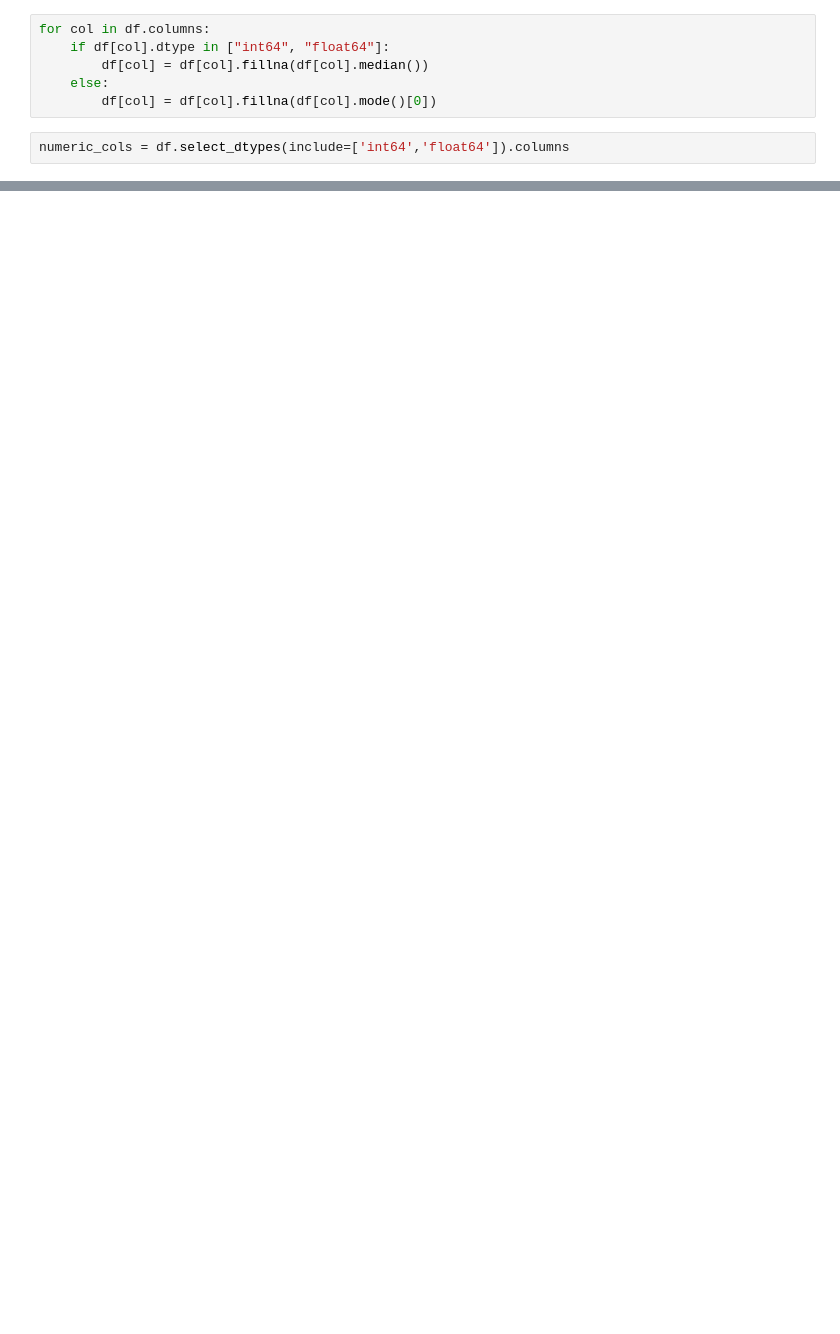
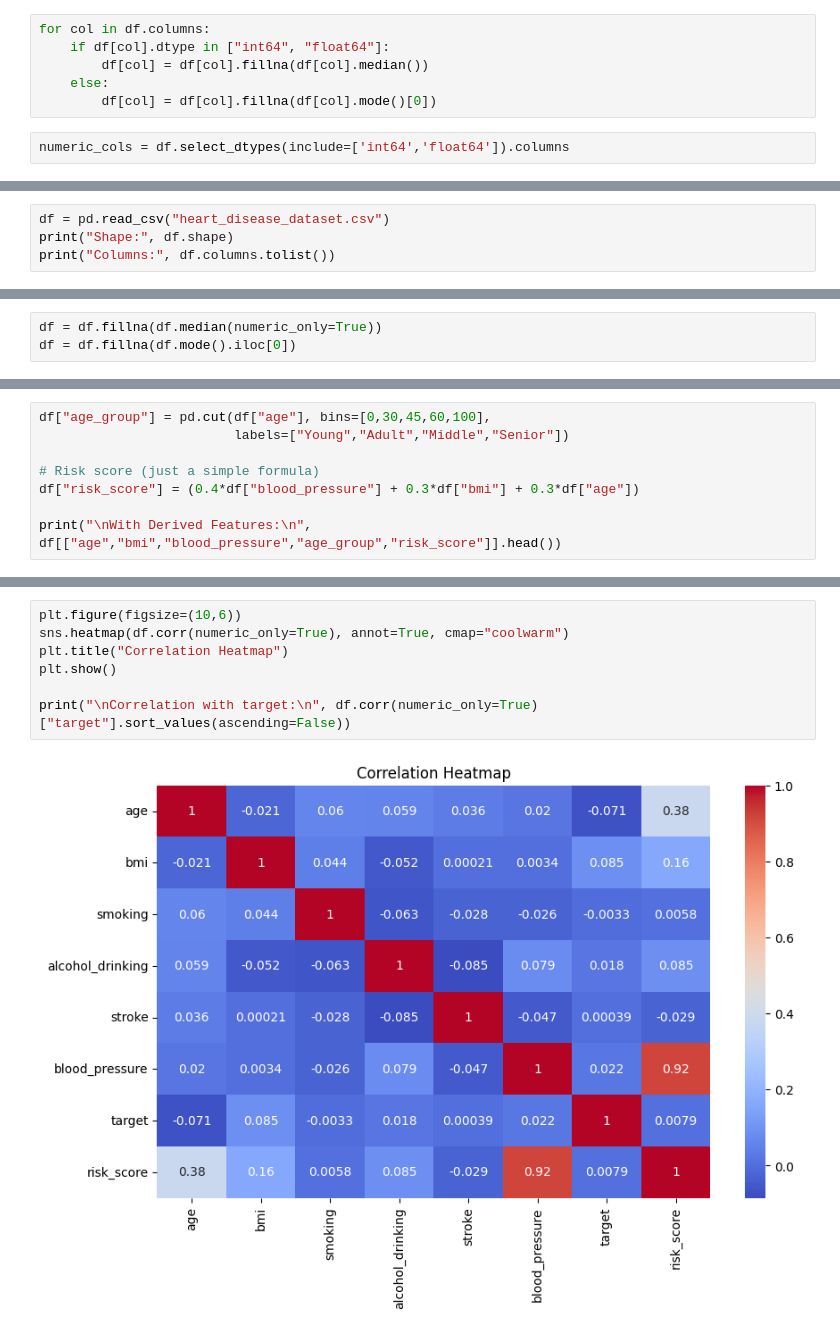
Before and after one commit to Mukthat-31/HeartShield, a Jupyter notebook: earlydiseaseEDA.ipynb, the cells around one changed output, grey strips where cells are left out. Saved outputs shown, nothing was run; the diff lists cells and outputs as text; blank space fills up the shorter version.

```diff
--- a/earlydiseaseEDA.ipynb
+++ b/earlydiseaseEDA.ipynb
@@ -142,0 +329,4 @@ plt.show()
+# %%
+df = pd.read_csv("heart_disease_dataset.csv")
+print("Shape:", df.shape)
+print("Columns:", df.columns.tolist())
@@ -142,0 +336,3 @@ plt.show()
+# %%
+df = df.fillna(df.median(numeric_only=True))
+df = df.fillna(df.mode().iloc[0])
@@ -142,0 +400,8 @@ plt.show()
+# %%
+df["age_group"] = pd.cut(df["age"], bins=[0,30,45,60,100],
+                         labels=["Young","Adult","Middle","Senior"])
+
+# Risk score (just a simple formula)
+df["risk_score"] = (0.4*df["blood_pressure"] + 0.3*df["bmi"] + 0.3*df["age"])
+
+print("\nWith Derived Features:\n", df[["age","bmi","blood_pressure","age_group","risk_score"]].head())
@@ -142,0 +427,9 @@ plt.show()
+# %%
+plt.figure(figsize=(10,6))
+sns.heatmap(df.corr(numeric_only=True), annot=True, cmap="coolwarm")
+plt.title("Correlation Heatmap")
+plt.show()
+
+print("\nCorrelation with target:\n", df.corr(numeric_only=True)["target"].sort_values(ascending=False))
+# %% [output]
+[figure, added]
```
Also changed, not shown: parts of 35 cells of this notebook.
